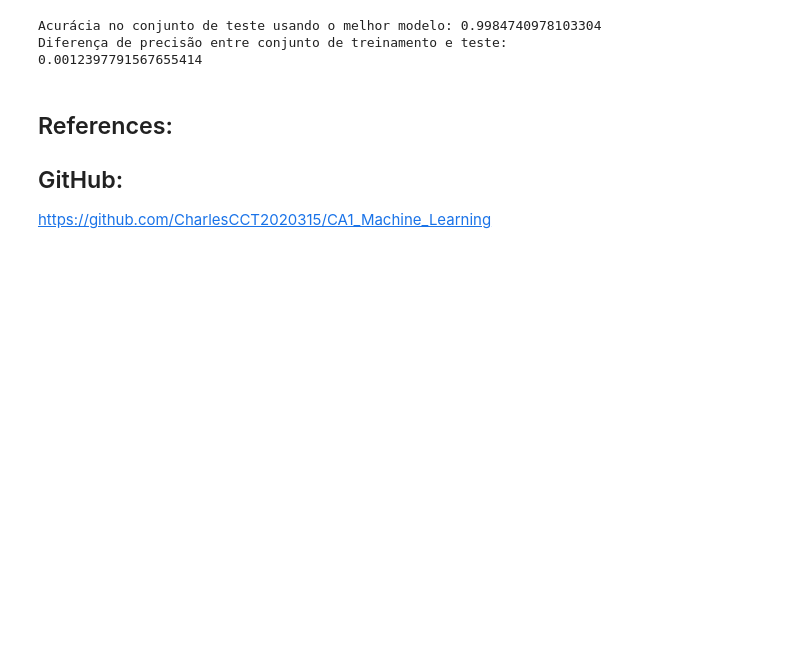
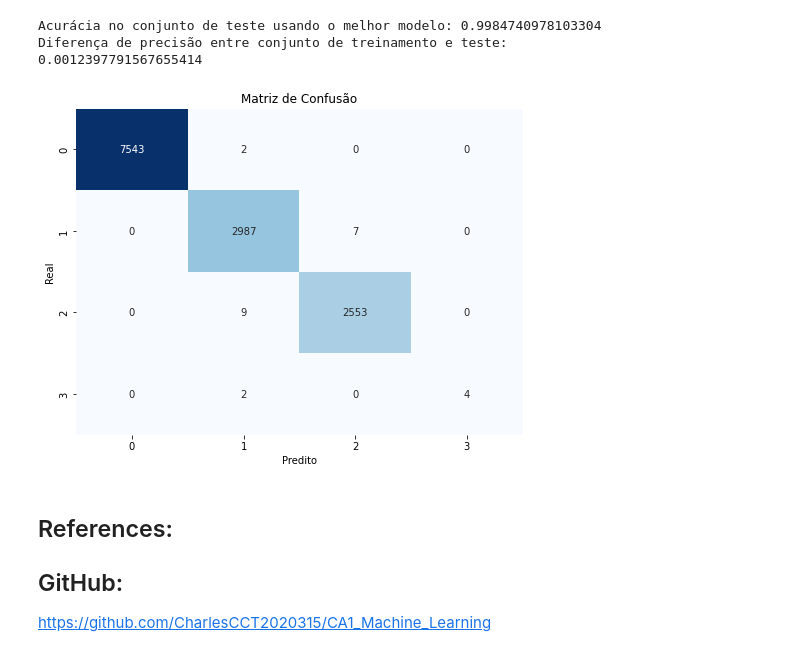
Before and after one commit to CharlesCCT2020315/CA1_Machine_Learning, a Jupyter notebook: Charles_Jahn_2020315_ML_CA1.ipynb, the cells around one changed output. Cells and saved outputs as stored; diff of their text form; code cells hidden in the pictures; blank space fills up the shorter version.

```diff
--- a/Charles_Jahn_2020315_ML_CA1.ipynb
+++ b/Charles_Jahn_2020315_ML_CA1.ipynb
@@ -154,6 +166,22 @@ print(accuracy_score(y_train, final_model.predict(X_train)) - accuracy_score(y_t
 Acurácia no conjunto de teste usando o melhor modelo: 0.9984740978103304
 Diferença de precisão entre conjunto de treinamento e teste:
 0.0012397791567655414
+# %%
+from sklearn.metrics import confusion_matrix
+import seaborn as sns
+
+# Calcular matriz de confusão para o modelo final
+conf_matrix = confusion_matrix(y_test, final_pred_test)
+
+# Plotar matriz de confusão
+plt.figure(figsize=(8, 6))
+sns.heatmap(conf_matrix, annot=True, cmap="Blues", fmt="d", cbar=False)
+plt.title("Matriz de Confusão")
+plt.xlabel("Predito")
+plt.ylabel("Real")
+plt.show()
+# %% [output]
+[figure, added]
 # %% [markdown]
 ## References:
 
```
Also changed, not shown: parts of 3 cells of this notebook.
